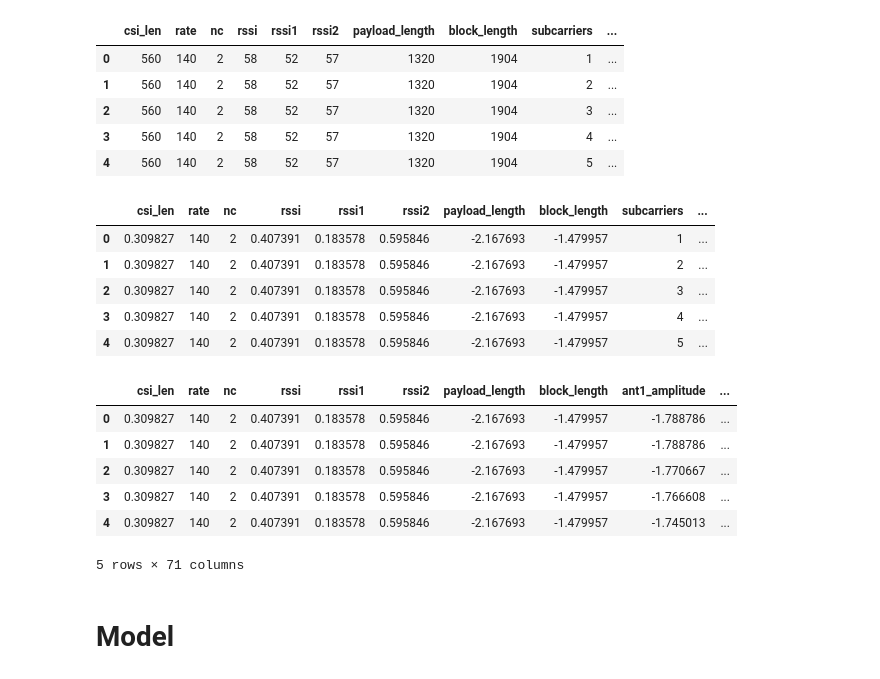
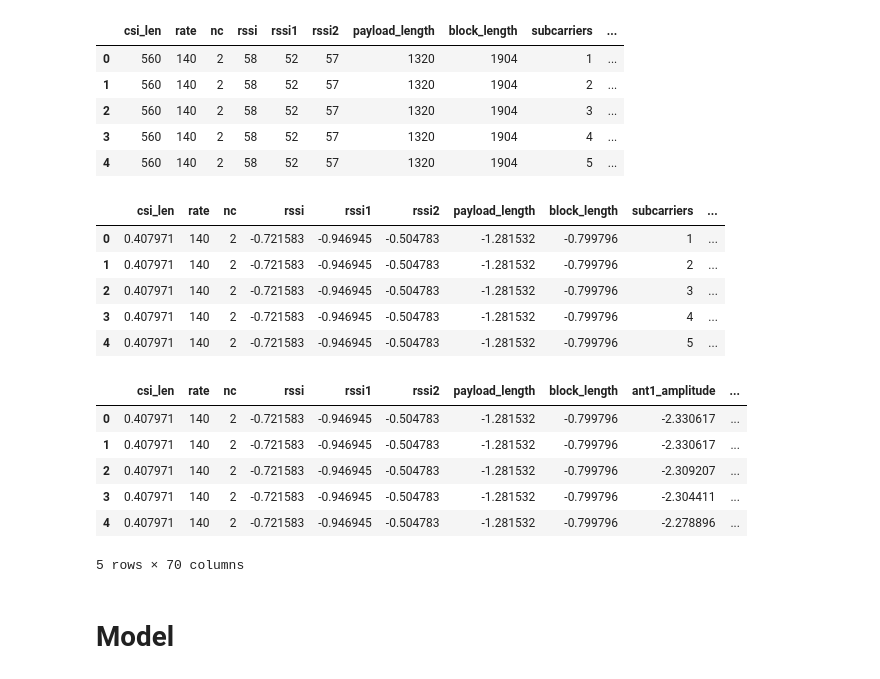
Before and after one commit to AX-0/wifi_localization, a Jupyter notebook: model.ipynb, the cells around one changed output. Cells and saved outputs as stored; diff of their text form; code cells hidden in the pictures.

```diff
--- a/model.ipynb
+++ b/model.ipynb
@@ -8,6 +26,7 @@ from sklearn.model_selection import train_test_split
 # %%
 # data = pd.read_csv("C:\Users\alanx\OneDrive - The University of Sydney (Students)\Thesis\Deep Learning\wifi_localization\data\csv\ultimate_combined.csv")
-data = pd.read_csv("data/csv/ultimate_combined.csv")
+# data = pd.read_csv("data/csv/ultimate_combined.csv")
+data = pd.read_csv("data/csv/still/still.csv")
 data.head()
 # %% [output]
 |  | timestamps | csi_len | channel | err_info | noise_floor | rate | bandWidth | num_tones | nr | nc | ... |
@@ -59,9 +99,8 @@ Columns with low or zero variance:
 # %%
 # Drop constant columns and timeframe from the DataFrame
-data_processed = data.copy(True)
-data_processed.drop(low_variance_cols, axis=1, inplace=True)
-data_processed.drop('timestamps', axis=1, inplace=True)
-data_processed.head()
+data.drop(low_variance_cols, axis=1, inplace=True)
+data.drop('timestamps', axis=1, inplace=True)
+data.head()
 # %% [output]
 |  | csi_len | rate | nc | rssi | rssi1 | rssi2 | payload_length | block_length | subcarriers | ... |
 | 0 | 560 | 140 | 2 | 58 | 52 | 57 | 1320 | 1904 | 1 | ... |
@@ -74,29 +113,29 @@ features_to_scale = ['csi_len', 'payload_length', 'block_length', 'ant1_amplitud
 scaler = StandardScaler()
 
 # Apply standardization on features
-# data_processed = data_cleaned.copy()
-data_processed[features_to_scale] = scaler.fit_transform(data_processed[features_to_scale])
+# data = data_cleaned.copy()
+data[features_to_scale] = scaler.fit_transform(data[features_to_scale])
 # %%
-data_processed.head()
+data.head()
 # %% [output]
 |  | csi_len | rate | nc | rssi | rssi1 | rssi2 | payload_length | block_length | subcarriers | ... |
-| 0 | 0.309827 | 140 | 2 | 0.407391 | 0.183578 | 0.595846 | -2.167693 | -1.479957 | 1 | ... |
-| 1 | 0.309827 | 140 | 2 | 0.407391 | 0.183578 | 0.595846 | -2.167693 | -1.479957 | 2 | ... |
-| 2 | 0.309827 | 140 | 2 | 0.407391 | 0.183578 | 0.595846 | -2.167693 | -1.479957 | 3 | ... |
-| 3 | 0.309827 | 140 | 2 | 0.407391 | 0.183578 | 0.595846 | -2.167693 | -1.479957 | 4 | ... |
-| 4 | 0.309827 | 140 | 2 | 0.407391 | 0.183578 | 0.595846 | -2.167693 | -1.479957 | 5 | ... |
+| 0 | 0.407971 | 140 | 2 | -0.721583 | -0.946945 | -0.504783 | -1.281532 | -0.799796 | 1 | ... |
+| 1 | 0.407971 | 140 | 2 | -0.721583 | -0.946945 | -0.504783 | -1.281532 | -0.799796 | 2 | ... |
+| 2 | 0.407971 | 140 | 2 | -0.721583 | -0.946945 | -0.504783 | -1.281532 | -0.799796 | 3 | ... |
+| 3 | 0.407971 | 140 | 2 | -0.721583 | -0.946945 | -0.504783 | -1.281532 | -0.799796 | 4 | ... |
+| 4 | 0.407971 | 140 | 2 | -0.721583 | -0.946945 | -0.504783 | -1.281532 | -0.799796 | 5 | ... |
 # %%
-data_processed = pd.concat([data_processed, pd.get_dummies(data_processed['subcarriers'], prefix='subcarrier')], axis=1)
-data_processed.drop('subcarriers', axis=1, inplace=True)
-data_processed.head()
+data = pd.concat([data, pd.get_dummies(data['subcarriers'], prefix='subcarrier')], axis=1)
+data.drop('subcarriers', axis=1, inplace=True)
+data.head()
 # %% [output]
 |  | csi_len | rate | nc | rssi | rssi1 | rssi2 | payload_length | block_length | ant1_amplitude | ... |
-| 0 | 0.309827 | 140 | 2 | 0.407391 | 0.183578 | 0.595846 | -2.167693 | -1.479957 | -1.788786 | ... |
-| 1 | 0.309827 | 140 | 2 | 0.407391 | 0.183578 | 0.595846 | -2.167693 | -1.479957 | -1.788786 | ... |
-| 2 | 0.309827 | 140 | 2 | 0.407391 | 0.183578 | 0.595846 | -2.167693 | -1.479957 | -1.770667 | ... |
-| 3 | 0.309827 | 140 | 2 | 0.407391 | 0.183578 | 0.595846 | -2.167693 | -1.479957 | -1.766608 | ... |
-| 4 | 0.309827 | 140 | 2 | 0.407391 | 0.183578 | 0.595846 | -2.167693 | -1.479957 | -1.745013 | ... |
+| 0 | 0.407971 | 140 | 2 | -0.721583 | -0.946945 | -0.504783 | -1.281532 | -0.799796 | -2.330617 | ... |
+| 1 | 0.407971 | 140 | 2 | -0.721583 | -0.946945 | -0.504783 | -1.281532 | -0.799796 | -2.330617 | ... |
+| 2 | 0.407971 | 140 | 2 | -0.721583 | -0.946945 | -0.504783 | -1.281532 | -0.799796 | -2.309207 | ... |
+| 3 | 0.407971 | 140 | 2 | -0.721583 | -0.946945 | -0.504783 | -1.281532 | -0.799796 | -2.304411 | ... |
+| 4 | 0.407971 | 140 | 2 | -0.721583 | -0.946945 | -0.504783 | -1.281532 | -0.799796 | -2.278896 | ... |
-5 rows × 71 columns
+5 rows × 70 columns
 # %% [markdown]
 # Model
 # %%
```
Also changed, not shown: parts of 10 cells of this notebook, 1 other file.
